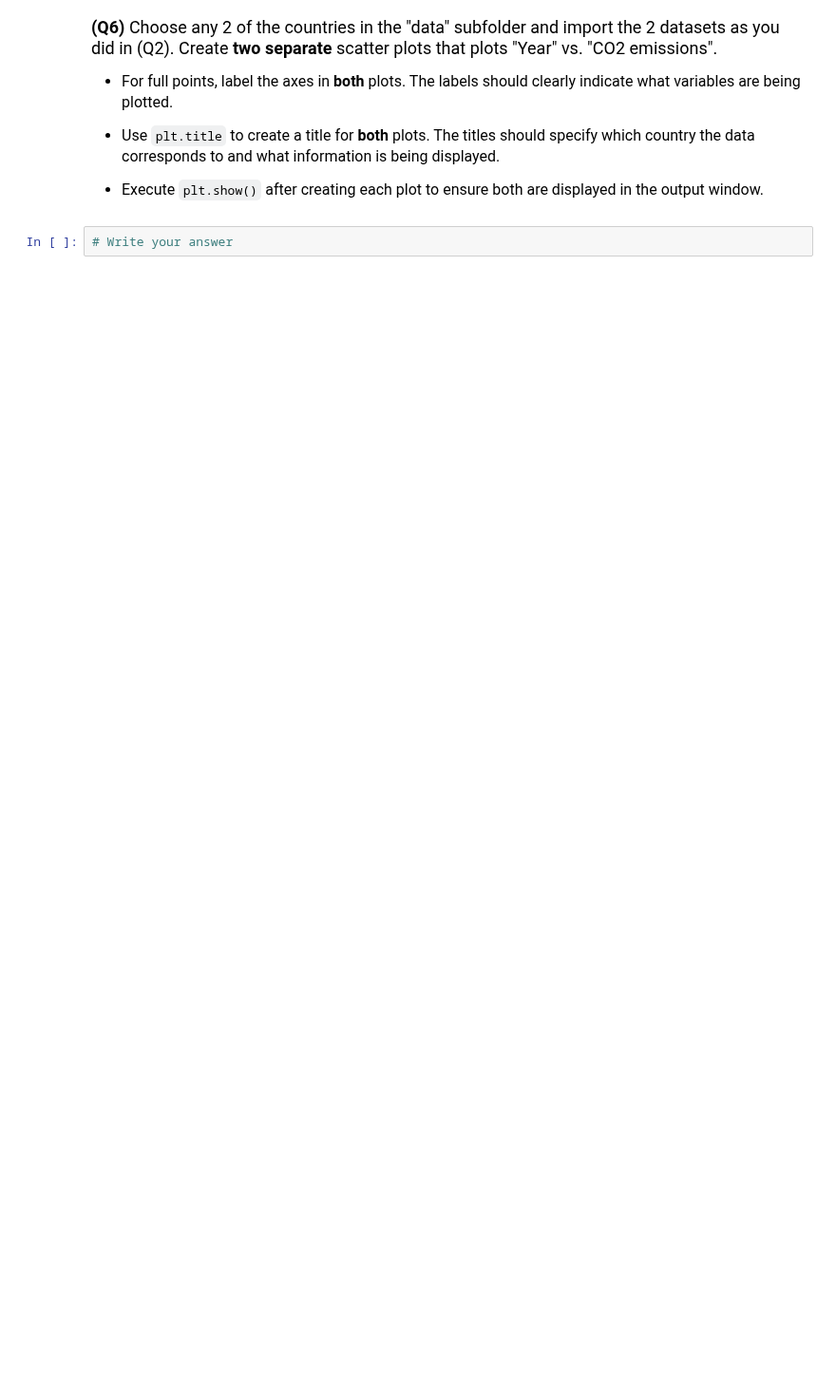
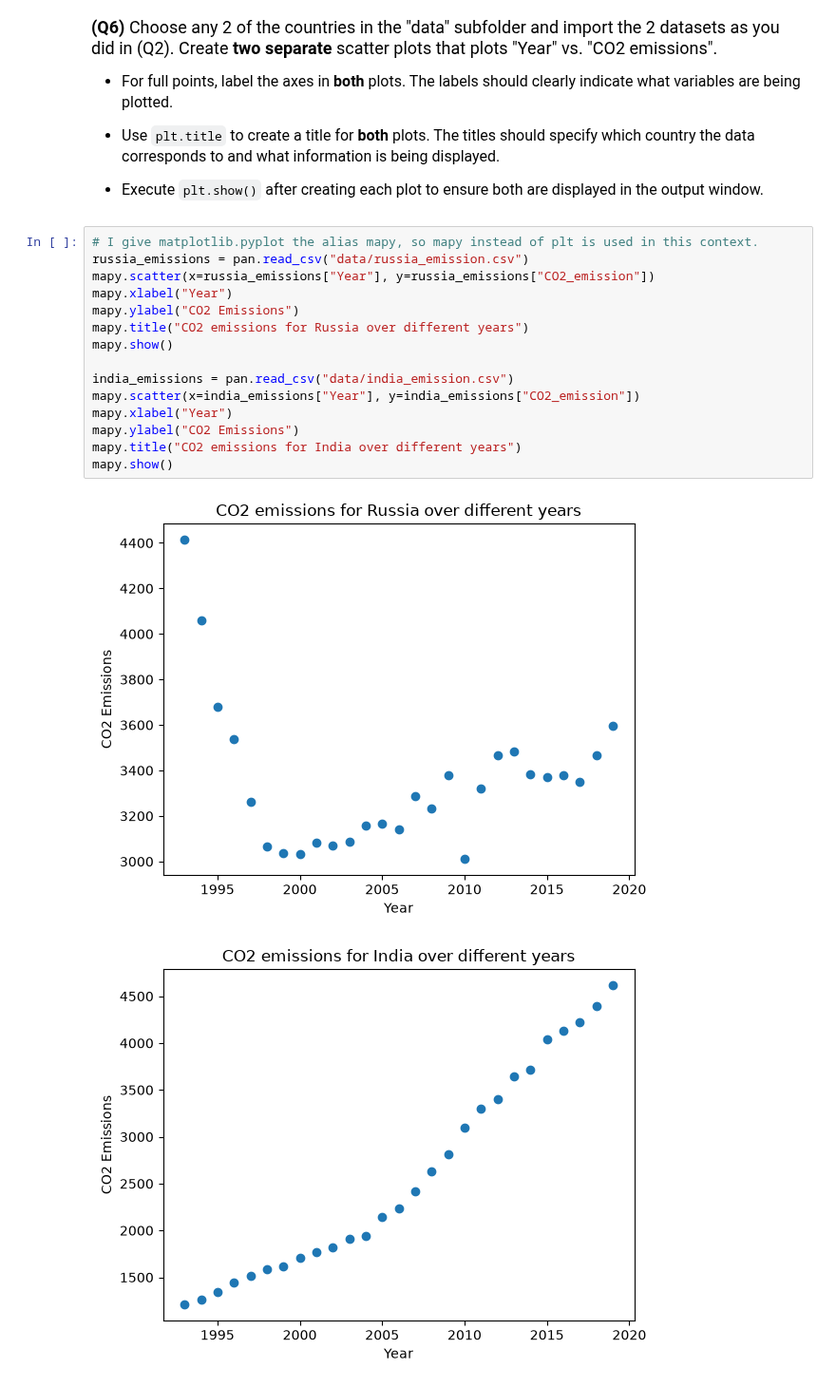
Before and after one commit to yu7635883/datasci151fall2026, a Jupyter notebook: _assignments/assignment_2/Assignment2.ipynb, the cells around one changed output. Shown at 95% size. Cells and saved outputs as stored; diff of their text form; blank space fills up the shorter version.

```diff
--- a/_assignments/assignment_2/Assignment2.ipynb
+++ b/_assignments/assignment_2/Assignment2.ipynb
@@ -114,5 +144,21 @@ us_emissions["CO2_emission"].describe()
 - Use `plt.title` to create a title for **both** plots. The titles should specify which country the data corresponds to and what information is being displayed.
 
 - Execute `plt.show()` after creating each plot to ensure both are displayed in the output window.
-# %%
-# Write your answer
+# %%
+# I give matplotlib.pyplot the alias mapy, so mapy instead of plt is used in this context.
+russia_emissions = pan.read_csv("data/russia_emission.csv")
+mapy.scatter(x=russia_emissions["Year"], y=russia_emissions["CO2_emission"])
+mapy.xlabel("Year")
+mapy.ylabel("CO2 Emissions")
+mapy.title("CO2 emissions for Russia over different years")
+mapy.show()
+
+india_emissions = pan.read_csv("data/india_emission.csv")
+mapy.scatter(x=india_emissions["Year"], y=india_emissions["CO2_emission"])
+mapy.xlabel("Year")
+mapy.ylabel("CO2 Emissions")
+mapy.title("CO2 emissions for India over different years")
+mapy.show()
+# %% [output]
+[figure, added]
+[figure, added]
```
Also changed, not shown: parts of 10 cells of this notebook, 1 other file.
